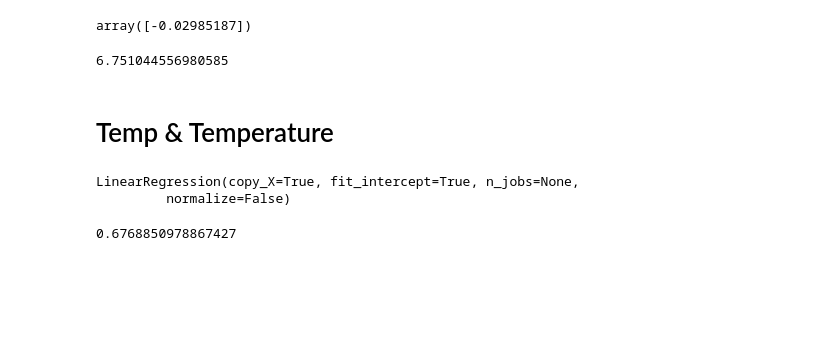
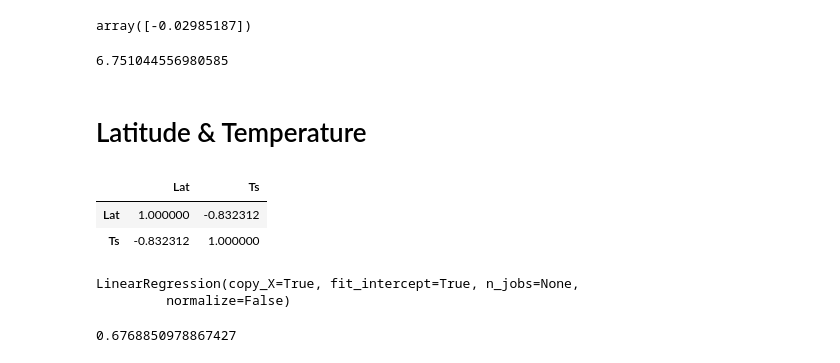
Before and after one commit to shy166/Data-Science-Investigation-Project, a Jupyter notebook: 189/hw4/Case Study 4.ipynb, the cells around one changed output. Cells and saved outputs as stored; diff of their text form; code cells hidden in the pictures; blank space fills up the shorter version.

```diff
--- a/189/hw4/Case Study 4.ipynb
+++ b/189/hw4/Case Study 4.ipynb
@@ -696,7 +696,13 @@ reg.intercept_
 # %% [output]
 6.751044556980585
 # %% [markdown]
-# Temp & Temperature
+# Latitude & Temperature
+# %%
+addata[['Lat', 'Ts']].corr(method='pearson')
+# %% [output]
+|  | Lat | Ts |
+| Lat | 1.000000 | -0.832312 |
+| Ts | -0.832312 | 1.000000 |
 # %%
 # Second attemp w/ Temperature & Latitude with linear model
 # %%
```
